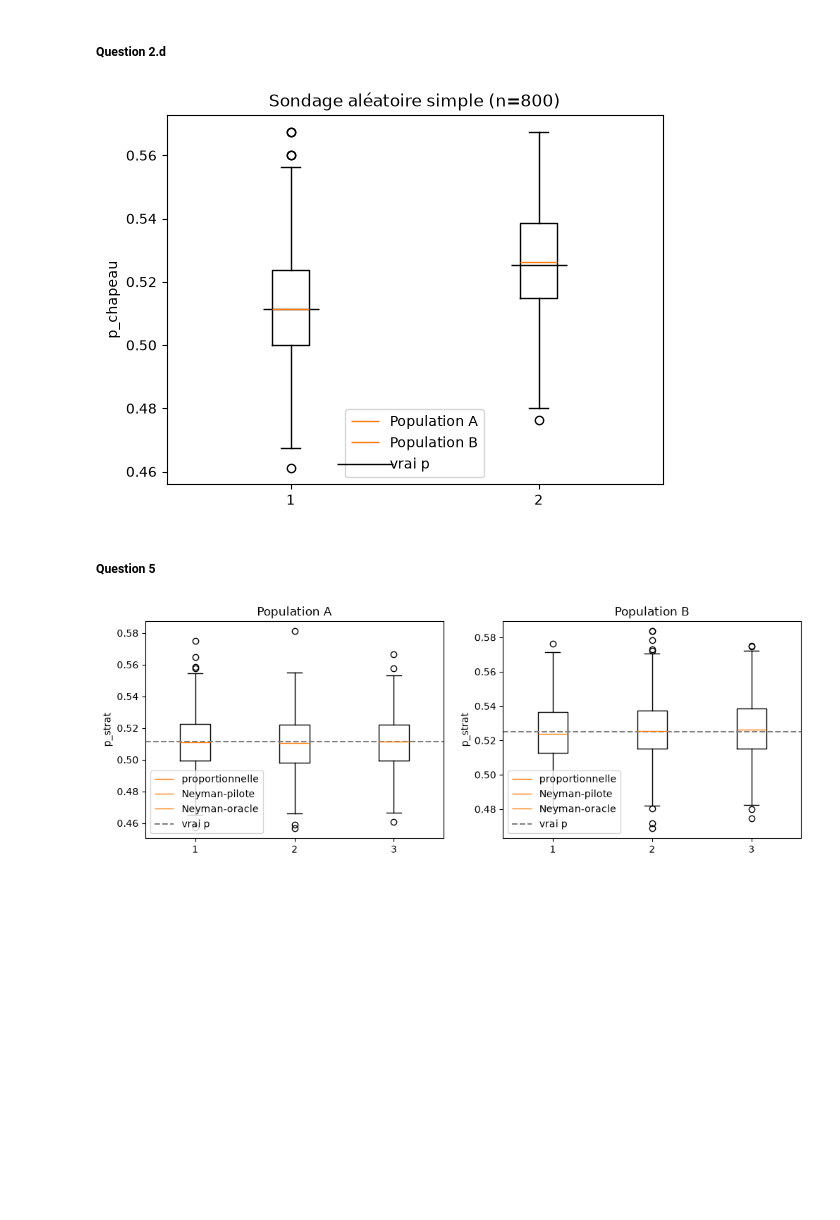
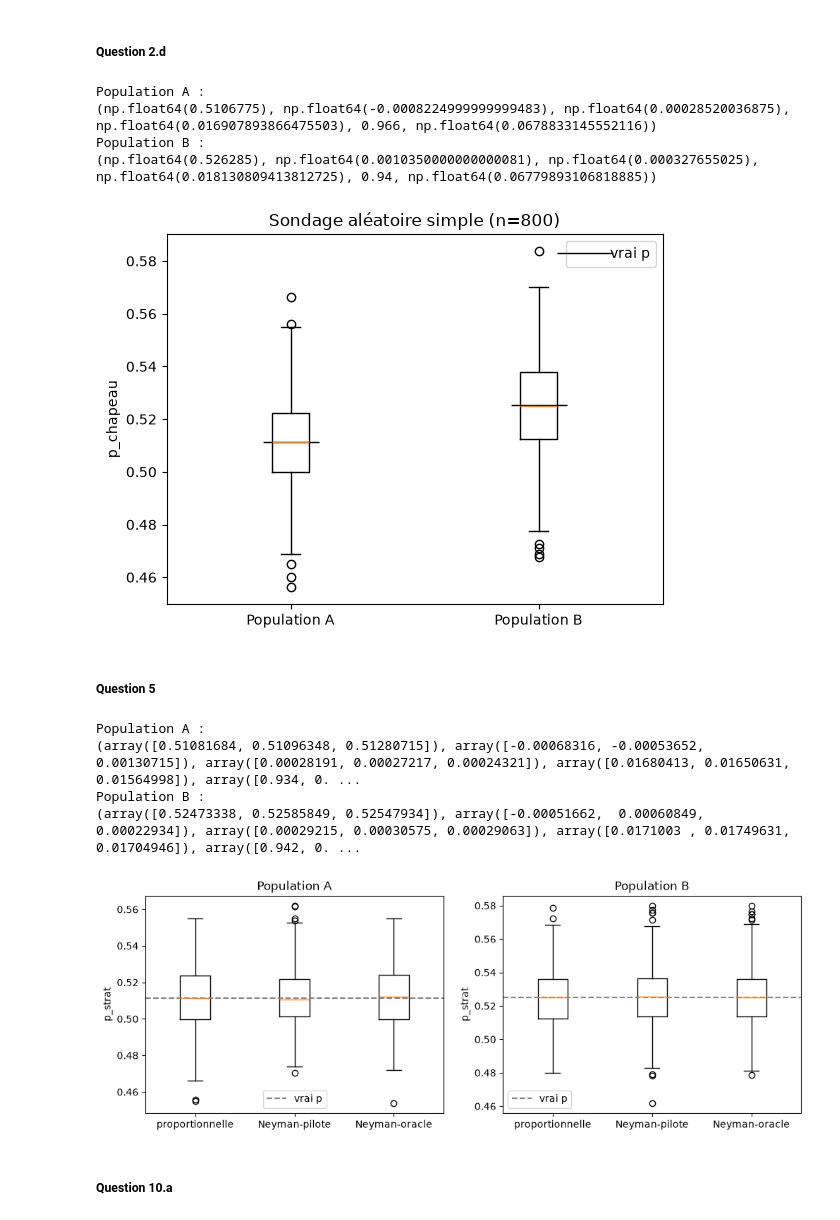
Before and after one commit to DaycemYakoubi/EN-1, a Jupyter notebook: EN 1.ipynb, the cells around one changed output. Drawn from its saved outputs; the diff is of its cells as text; code cells hidden in the pictures; blank space fills up the shorter version.

Commit message:
jusqu'à la question 10.d

```diff
--- a/EN 1.ipynb
+++ b/EN 1.ipynb
@@ -49,7 +49,13 @@ def simulation(population,n=800,M=500,alpha=0.05):
 
     return(moyenne,biais_empirique,variance_empirique,RMSE,proportion,longueur_moy,p_chapeau)
 # %%
-plt.boxplot([simulation(A)[6],simulation(B)[6]],label=["Population A","Population B"])
+print("Population A :")
+print(simulation_2(A)[:6])
+print("Population B :")
+print(simulation_2(B)[:6])
+
+plt.boxplot([simulation_2(A)[6],simulation_2(B)[6]])
+plt.xticks([1,2],["Population A","Population B"])
 plt.plot(1,A["Y"].mean(),"k_",markersize=40,label="vrai p")
 plt.plot(2,B["Y"].mean(),"k_",markersize=40)
 plt.ylabel("p_chapeau")
@@ -57,7 +63,11 @@ plt.title("Sondage aléatoire simple (n=800)")
 plt.legend()
 plt.show()
 # %% [output]
+Population A :
+(np.float64(0.5106775), np.float64(-0.0008224999999999483), np.float64(0.00028520036875), np.float64(0.016907893866475503), 0.966, np.float64(0.0678833145552116))
+Population B :
+(np.float64(0.526285), np.float64(0.0010350000000000081), np.float64(0.000327655025), np.float64(0.018130809413812725), 0.94, np.float64(0.06779893106818885))
-[figure, old version]
+[figure, new version]
 # %% [markdown]
 ##### Question 5
 # %%
@@ -156,15 +166,28 @@ def comparer(population,n=800,M=500,alpha=0.05):
 
     return(P.mean(axis=0),P.mean(axis=0)-p,P.var(axis=0),np.sqrt(((P-p)**2).mean(axis=0)),couvre.mean(axis=0),(2*demi_longueur).mean(axis=0),P)
 # %%
+print("Population A :")
+print(comparer(A)[:6])
+print("Population B :")
+print(comparer(B)[:6])
+
 noms=["proportionnelle","Neyman-pilote","Neyman-oracle"]
 fig,ax=plt.subplots(1,2,figsize=(12,4))
 for j,(nom,pop) in enumerate([("A",A),("B",B)]):
     P=comparer(pop)[6]
-    ax[j].boxplot([P[:,k] for k in range(3)],label=noms)
+    ax[j].boxplot([P[:,k] for k in range(3)])
+    ax[j].set_xticks([1,2,3])
+    ax[j].set_xticklabels(noms)
     ax[j].axhline(pop["Y"].mean(),color="gray",linestyle="--",label="vrai p")
     ax[j].set_title("Population "+nom)
     ax[j].set_ylabel("p_strat")
     ax[j].legend()
 plt.show()
 # %% [output]
+Population A :
+(array([0.51081684, 0.51096348, 0.51280715]), array([-0.00068316, -0.00053652,  0.00130715]), array([0.00028191, 0.00027217, 0.00024321]), array([0.01680413, 0.01650631, 0.01564998]), array([0.934, 0. ...
+Population B :
+(array([0.52473338, 0.52585849, 0.52547934]), array([-0.00051662,  0.00060849,  0.00022934]), array([0.00029215, 0.00030575, 0.00029063]), array([0.0171003 , 0.01749631, 0.01704946]), array([0.942, 0. ...
-[figure, old version]
+[figure, new version]
+# %% [markdown]
+##### Question 10.a
```
Also changed, not shown: parts of 6 cells of this notebook.
